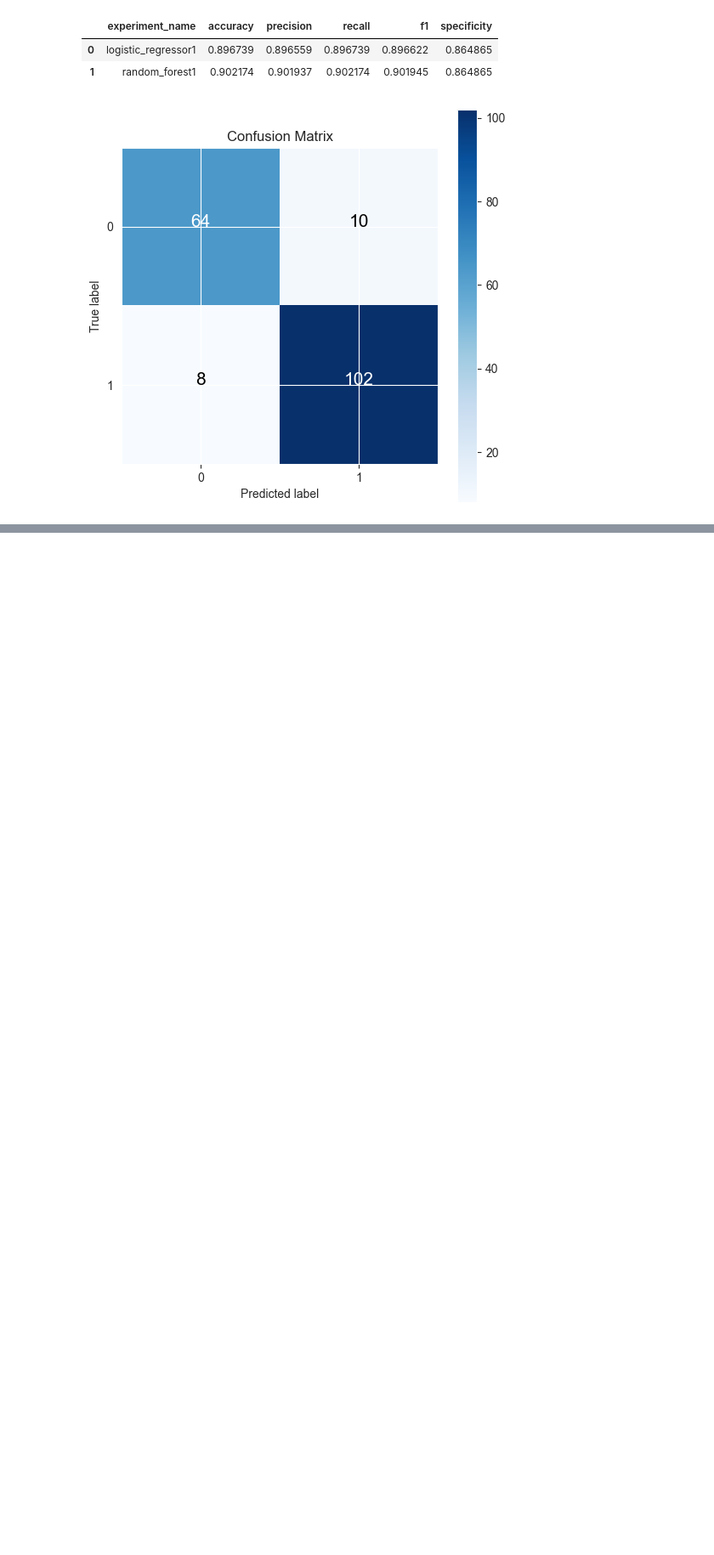
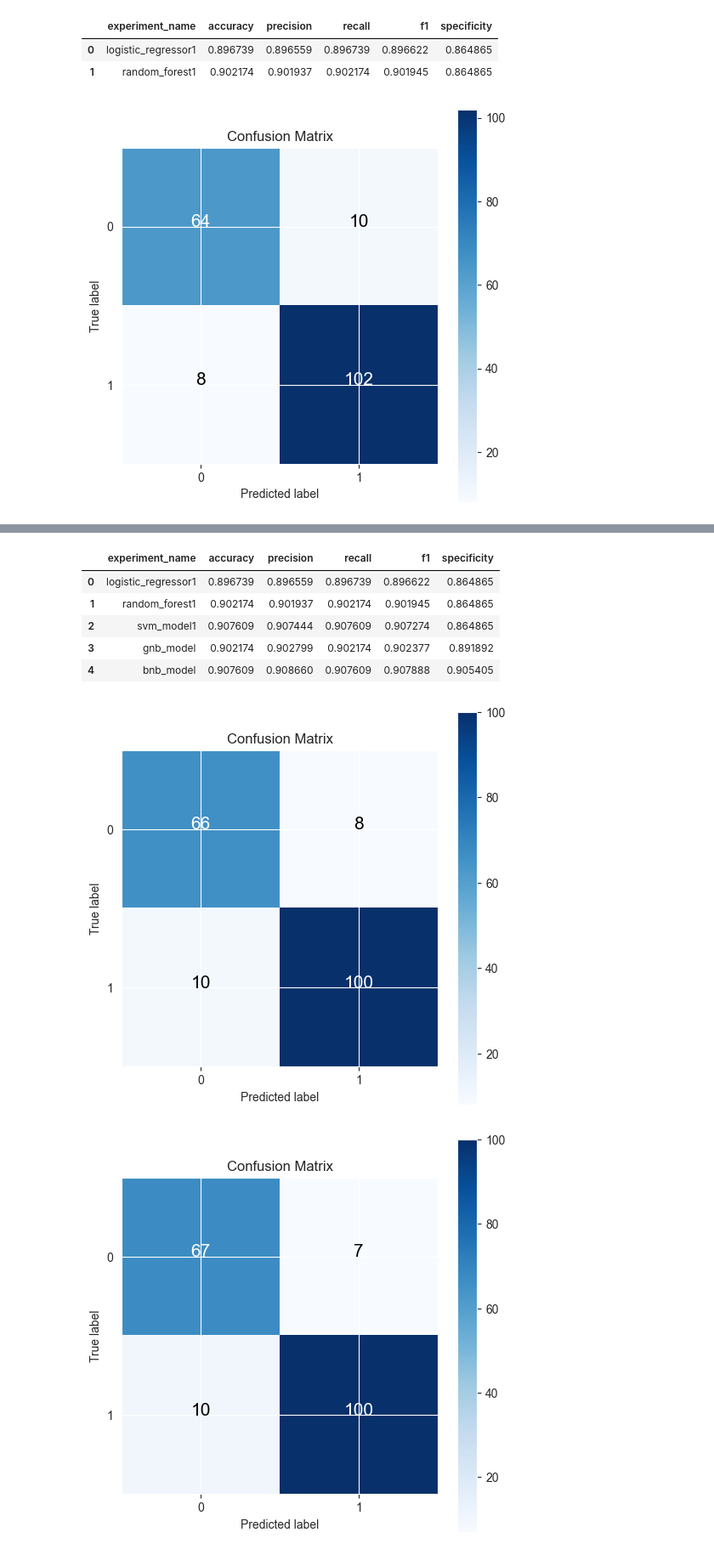
Before and after one commit to nripstein/Heart-Disease-Prediction, a Jupyter notebook: heart failure prediction notebook.ipynb, the cells around one changed output, grey strips where cells are left out. Shown at 85% size. Saved outputs shown, nothing was run; the diff lists cells and outputs as text; code cells hidden in the pictures; blank space fills up the shorter version.

```diff
--- a/heart failure prediction notebook.ipynb
+++ b/heart failure prediction notebook.ipynb
@@ -525,0 +532,24 @@ tf.random.set_seed(1)
+# %%
+from sklearn.naive_bayes import GaussianNB
+from sklearn.naive_bayes import BernoulliNB
+from sklearn.naive_bayes import MultinomialNB
+
+# Gaussian Naive Bayes
+gnb_model = GaussianNB()
+gnb_model.fit(x_train, y_train)
+gnb_predictions = gnb_model.predict(x_test)
+
+models_df = add_experiment(models_df, "gnb_model", gnb_predictions)
+display(models_df)
+make_confusion_matrix(y_true=y_test, y_pred=gnb_predictions, figsize=(6, 6))
+
+# Bernoulli Naive Bayes
+bnb_model = BernoulliNB()
+bnb_model.fit(x_train, y_train)
+bnb_predictions = bnb_model.predict(x_test)
+
+
+models_df = add_experiment(models_df, "bnb_model", bnb_predictions)
+display(models_df)
+make_confusion_matrix(y_true=y_test, y_pred=bnb_predictions, figsize=(6, 6))
+# %% [output]
@@ -525,0 +562,8 @@ tf.random.set_seed(1)
+|  | experiment_name | accuracy | precision | recall | f1 | specificity |
+| 0 | logistic_regressor1 | 0.896739 | 0.896559 | 0.896739 | 0.896622 | 0.864865 |
+| 1 | random_forest1 | 0.902174 | 0.901937 | 0.902174 | 0.901945 | 0.864865 |
+| 2 | svm_model1 | 0.907609 | 0.907444 | 0.907609 | 0.907274 | 0.864865 |
+| 3 | gnb_model | 0.902174 | 0.902799 | 0.902174 | 0.902377 | 0.891892 |
+| 4 | bnb_model | 0.907609 | 0.908660 | 0.907609 | 0.907888 | 0.905405 |
+[figure, added]
+[figure, added]
```
Also changed, not shown: parts of 8 cells of this notebook.
